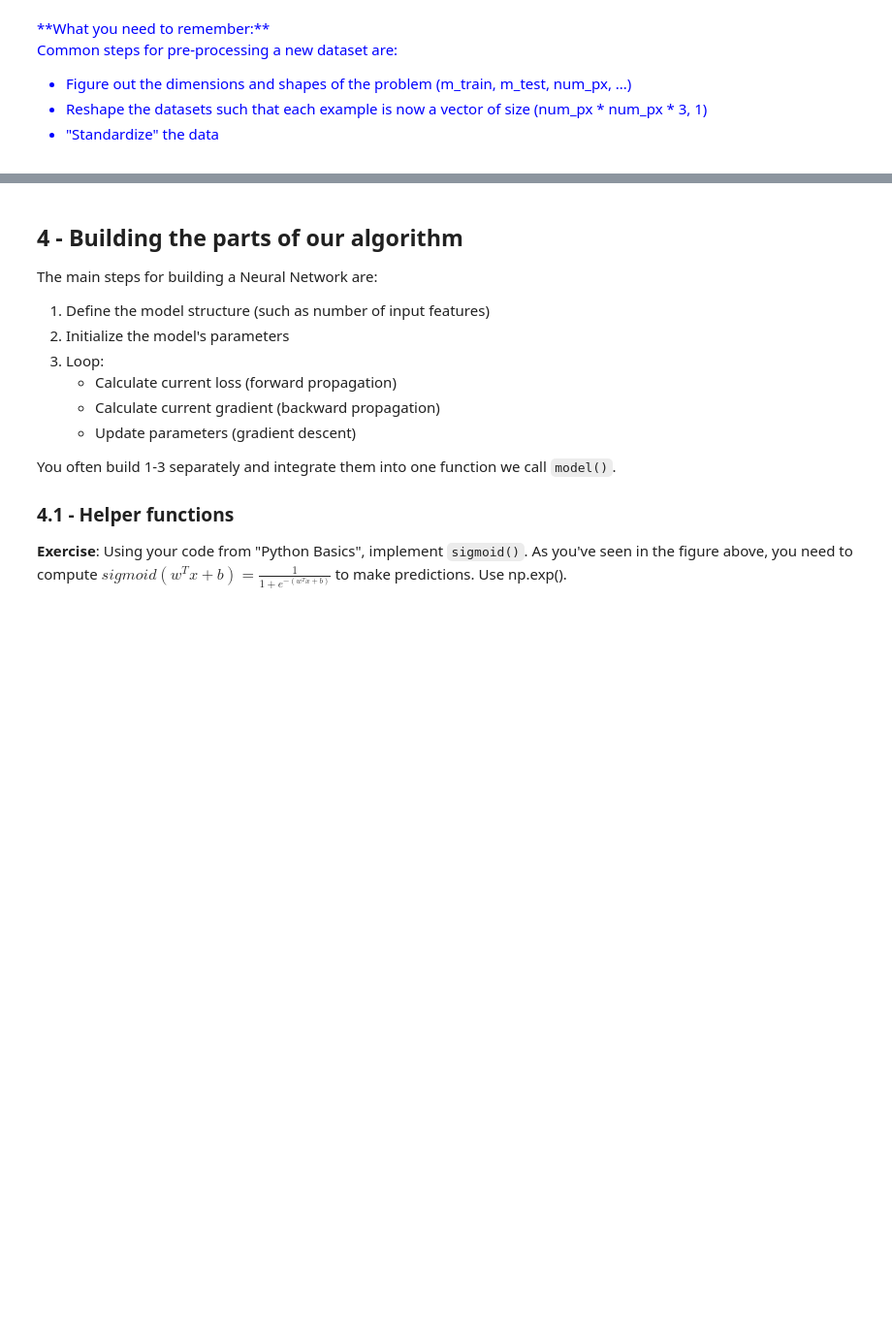
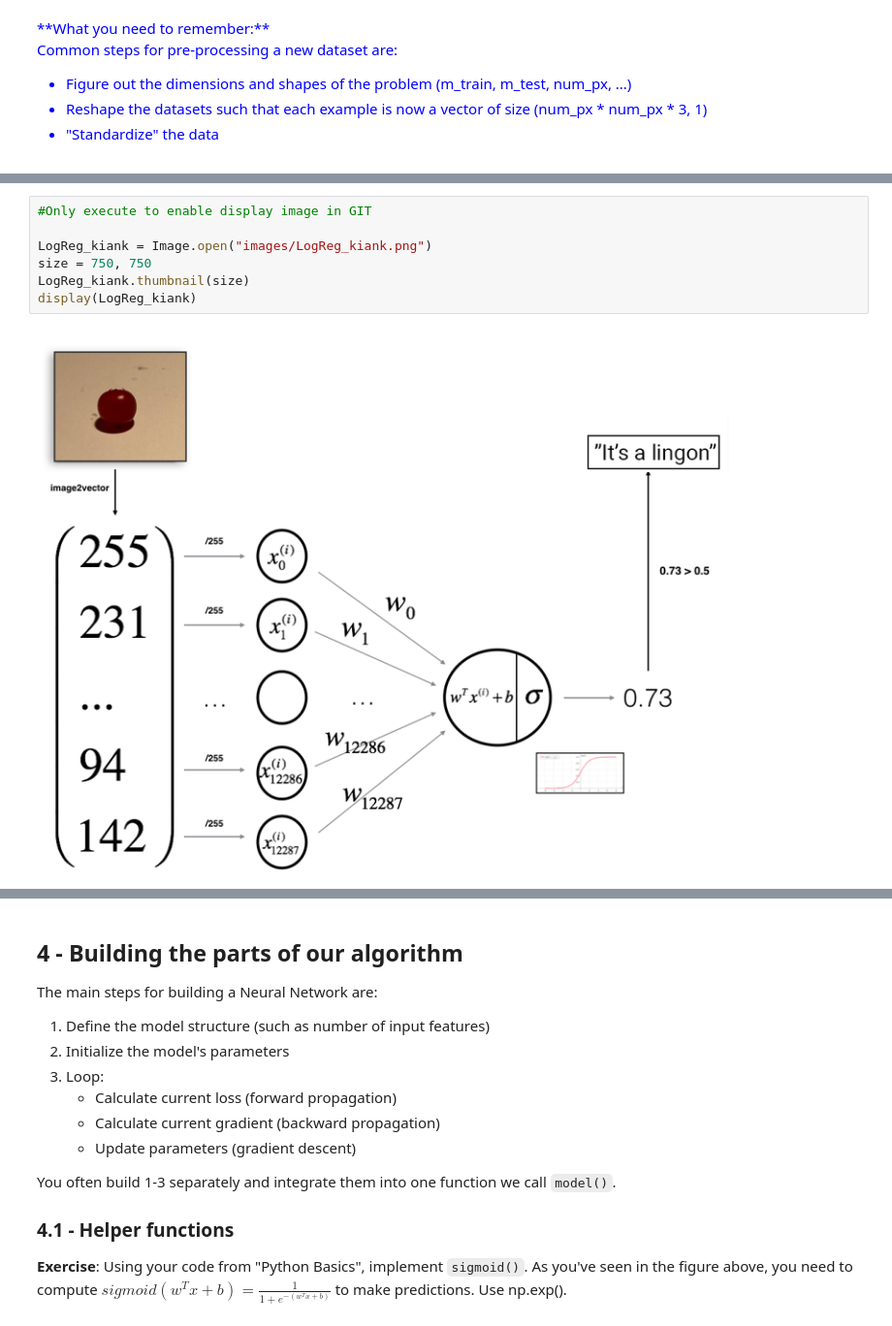
Before and after one commit to tomaslindstrom/lingon_logistic, a Jupyter notebook: Lingon_logistic_model.ipynb, the cells around one changed output, grey strips where cells are left out. Shown: that part at 97% size. Cells and saved outputs as stored; diff of their text form; blank space fills up the shorter version.

Commit message:
Update of images
To show in Git-hub

```diff
--- a/Lingon_logistic_model.ipynb
+++ b/Lingon_logistic_model.ipynb
@@ -396 +402,10 @@ Common steps for pre-processing a new dataset are:
+# %%
+#Only execute to enable display image in GIT
+
+LogReg_kiank = Image.open("images/LogReg_kiank.png")
+size = 750, 750
+LogReg_kiank.thumbnail(size)
+display(LogReg_kiank)
+# %% [output]
+[figure, added]
 # %% [markdown]
```
Also changed, not shown: parts of 3 cells of this notebook.
